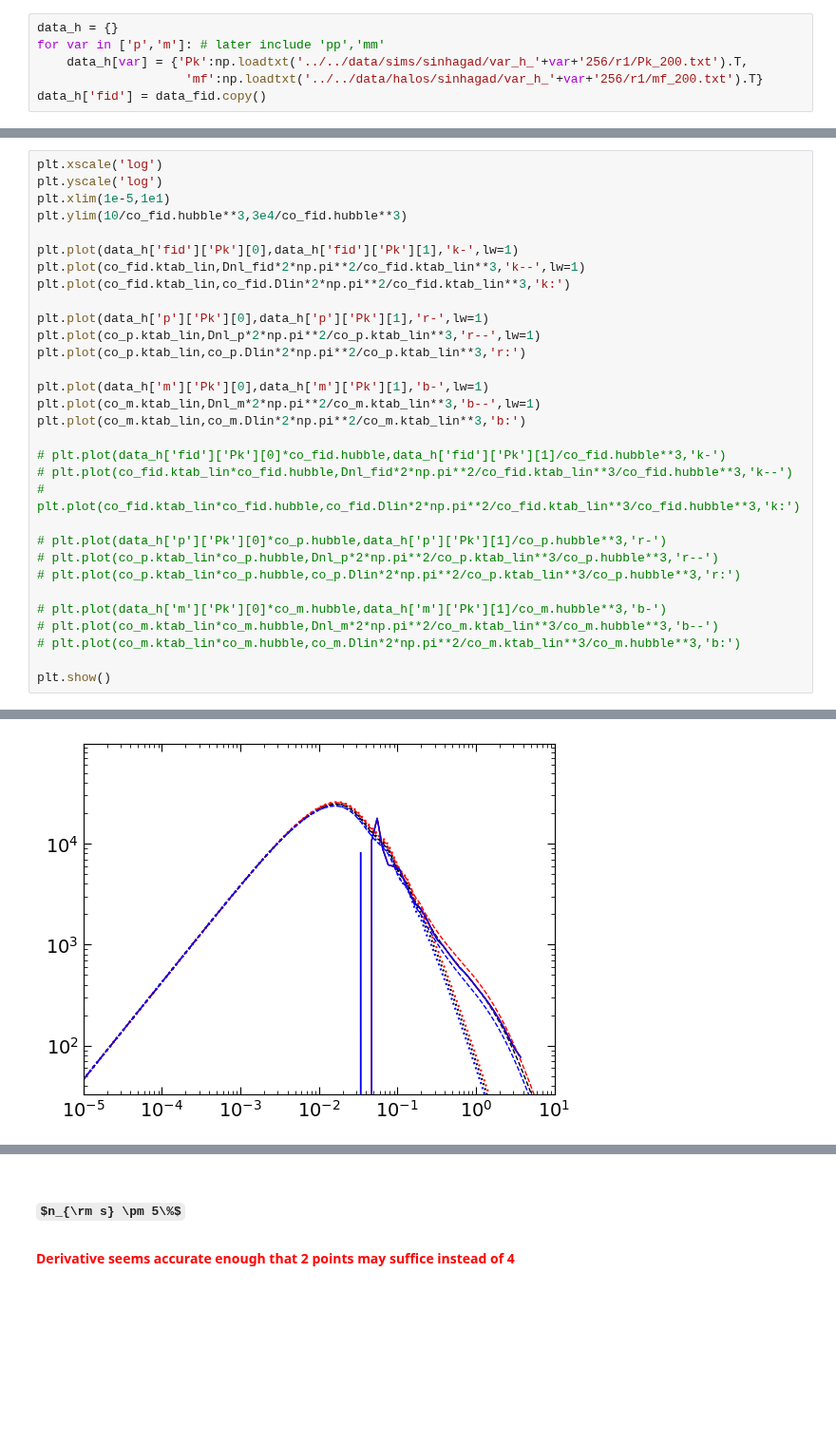
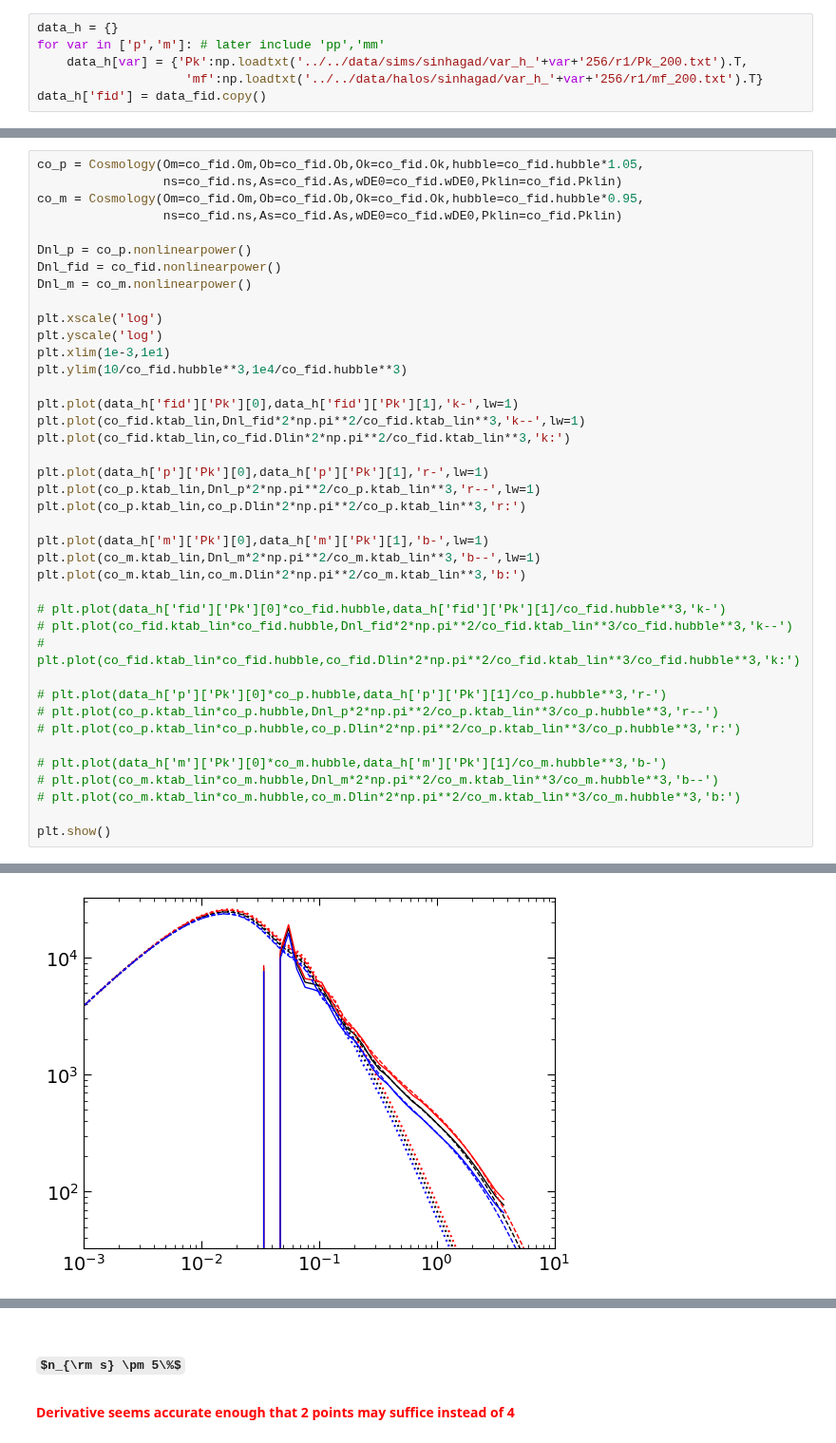
Before and after one commit to a-paranjape/sahyadri-sandbox, a Jupyter notebook: exploration/CosmoParamVariations.ipynb, the cells around one changed output, grey strips where cells are left out. Shown at 95% size. Cells and saved outputs as stored; diff of their text form; some formulas as TeX source; blank space fills up the shorter version.

```diff
--- a/exploration/CosmoParamVariations.ipynb
+++ b/exploration/CosmoParamVariations.ipynb
@@ -556,8 +620,17 @@ HALOFIT parameters from Smith et al (2003)
 # %%
+co_p = Cosmology(Om=co_fid.Om,Ob=co_fid.Ob,Ok=co_fid.Ok,hubble=co_fid.hubble*1.05,
+                 ns=co_fid.ns,As=co_fid.As,wDE0=co_fid.wDE0,Pklin=co_fid.Pklin)
+co_m = Cosmology(Om=co_fid.Om,Ob=co_fid.Ob,Ok=co_fid.Ok,hubble=co_fid.hubble*0.95,
+                 ns=co_fid.ns,As=co_fid.As,wDE0=co_fid.wDE0,Pklin=co_fid.Pklin)
+
+Dnl_p = co_p.nonlinearpower()
+Dnl_fid = co_fid.nonlinearpower()
+Dnl_m = co_m.nonlinearpower()
+
 plt.xscale('log')
 plt.yscale('log')
-plt.xlim(1e-5,1e1)
-plt.ylim(10/co_fid.hubble**3,3e4/co_fid.hubble**3)
+plt.xlim(1e-3,1e1)
+plt.ylim(10/co_fid.hubble**3,1e4/co_fid.hubble**3)
 
 plt.plot(data_h['fid']['Pk'][0],data_h['fid']['Pk'][1],'k-',lw=1)
 plt.plot(co_fid.ktab_lin,Dnl_fid*2*np.pi**2/co_fid.ktab_lin**3,'k--',lw=1)
@@ -588,2 +678,2 @@ plt.show()
-[figure, old version]
+[figure, new version]
 # %%
```
Also changed, not shown: parts of 13 cells of this notebook.
